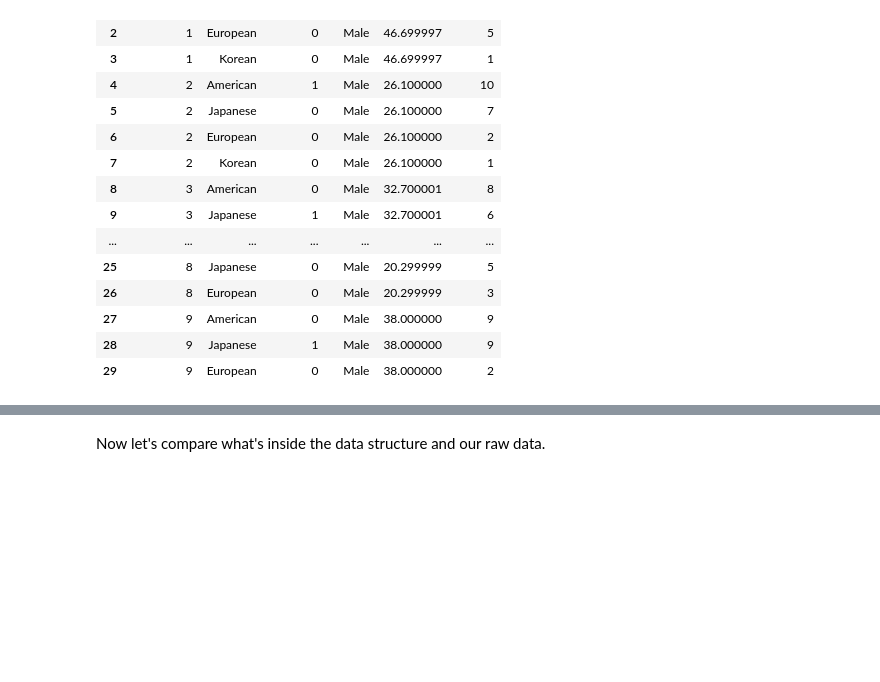
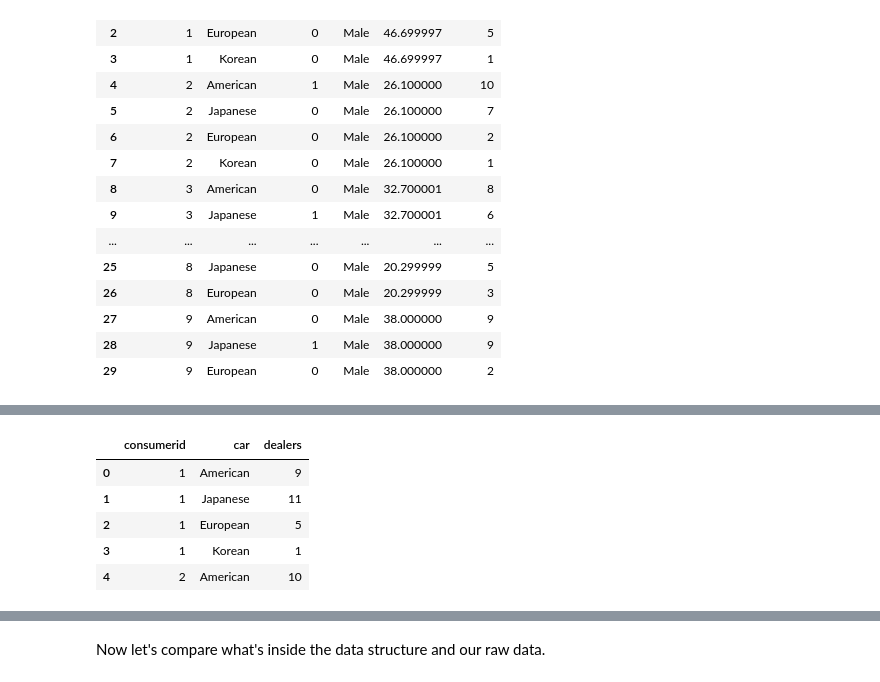
Before and after one commit to gsbDBI/torch-choice, a Jupyter notebook: tutorials/easy_data_management.ipynb, the cells around one changed output, grey strips where cells are left out. Saved outputs shown, nothing was run; the diff lists cells and outputs as text; code cells hidden in the pictures; blank space fills up the shorter version.

```diff
--- a/tutorials/easy_data_management.ipynb
+++ b/tutorials/easy_data_management.ipynb
@@ -267,0 +317,11 @@ ChoiceDataset(label=[], item_index=[885], user_index=[885], session_index=[885],
+# %%
+dealers = df[['consumerid', 'car', 'dealers']]
+# %%
+dealers.head()
+# %% [output]
+|  | consumerid | car | dealers |
+| 0 | 1 | American | 9 |
+| 1 | 1 | Japanese | 11 |
+| 2 | 1 | European | 5 |
+| 3 | 1 | Korean | 1 |
+| 4 | 2 | American | 10 |
```
Also changed, not shown: parts of 73 cells of this notebook.
